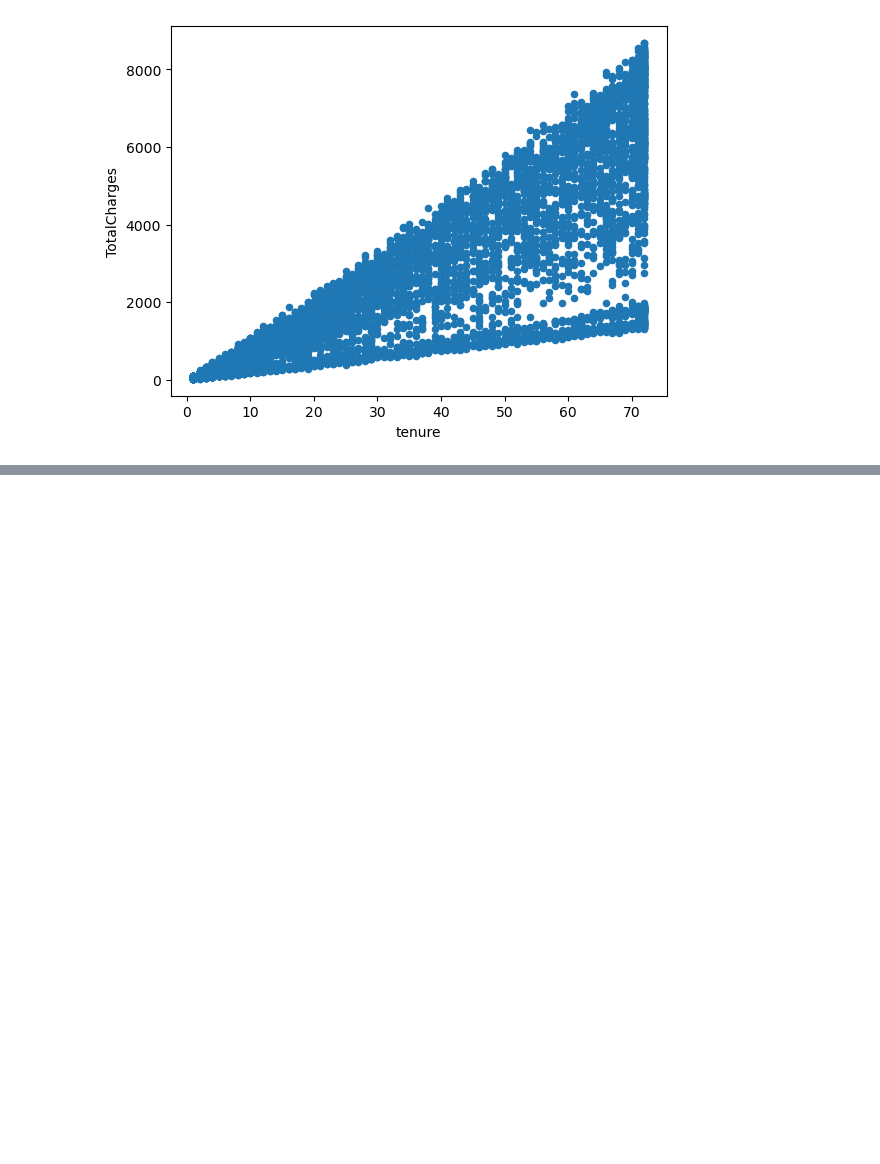
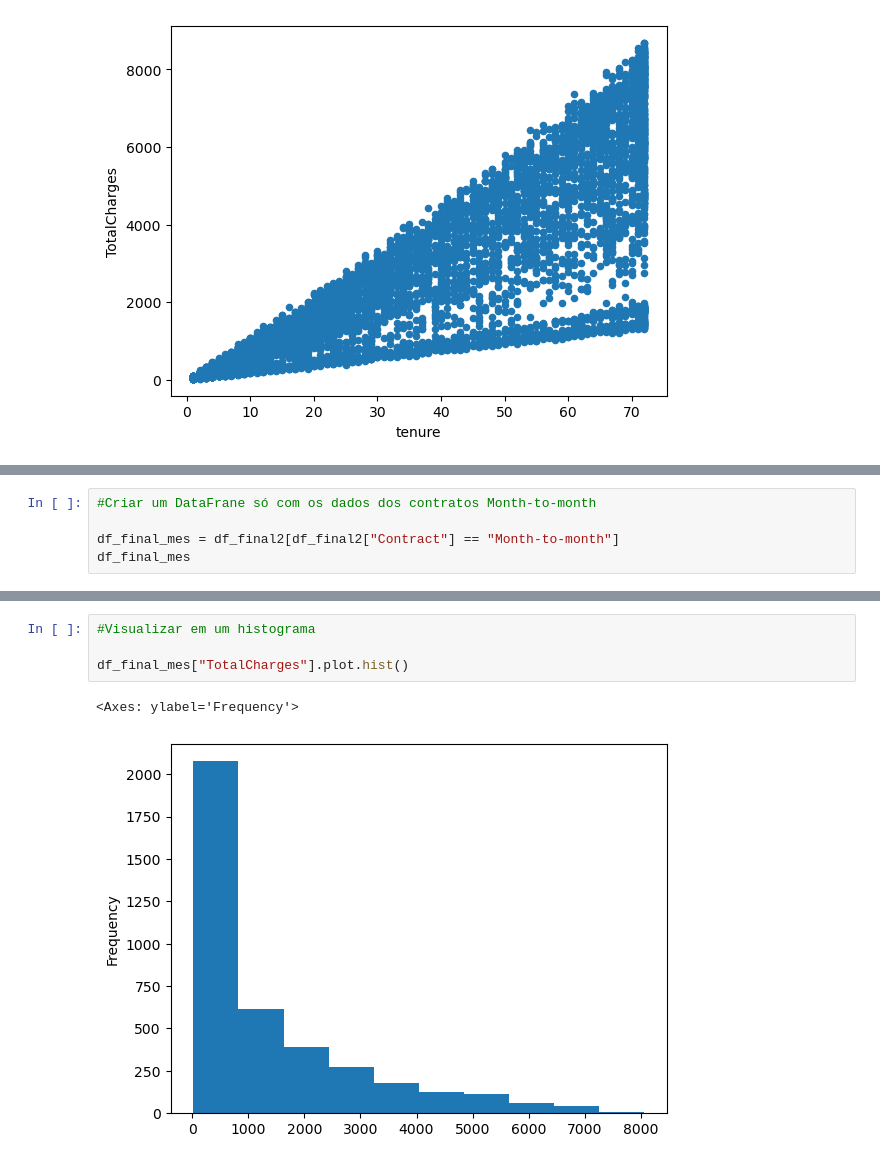
Before and after one commit to JaynneLino/pandas_course_Udemy, a Jupyter notebook: eda/eda.ipynb, the cells around one changed output, grey strips where cells are left out. Cells and saved outputs as stored; diff of their text form; blank space fills up the shorter version.

```diff
--- a/eda/eda.ipynb
+++ b/eda/eda.ipynb
@@ -961,0 +1024,5 @@ df_final2.plot.scatter(x="tenure", y="TotalCharges")
+# %%
+#Criar um DataFrane só com os dados dos contratos Month-to-month
+
+df_final_mes = df_final2[df_final2["Contract"] == "Month-to-month"]
+df_final_mes
@@ -961,0 +1043,7 @@ df_final2.plot.scatter(x="tenure", y="TotalCharges")
+# %%
+#Visualizar em um histograma
+
+df_final_mes["TotalCharges"].plot.hist()
+# %% [output]
+<Axes: ylabel='Frequency'>
+[figure, added]
```
Also changed, not shown: parts of 13 cells of this notebook.
